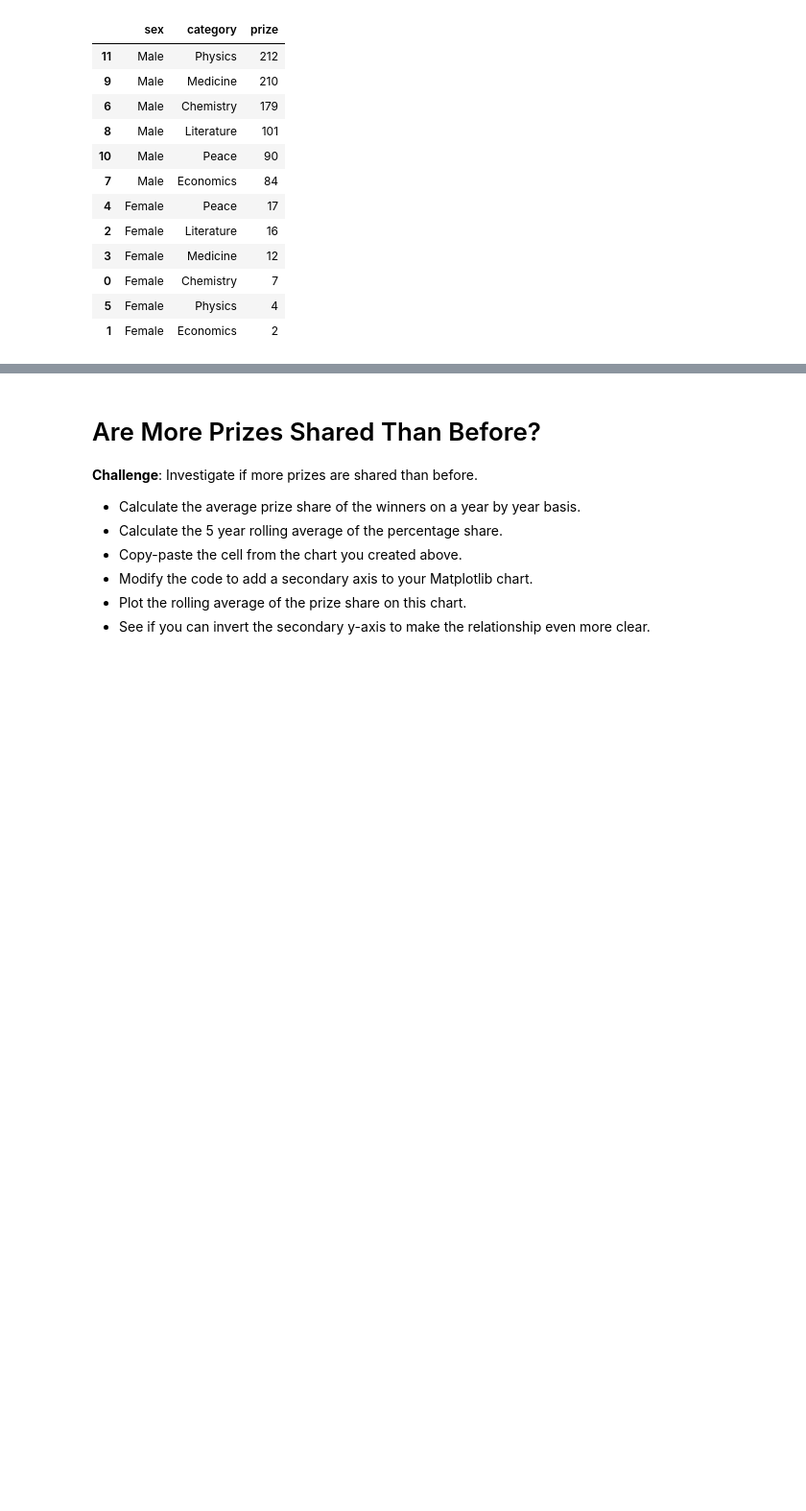
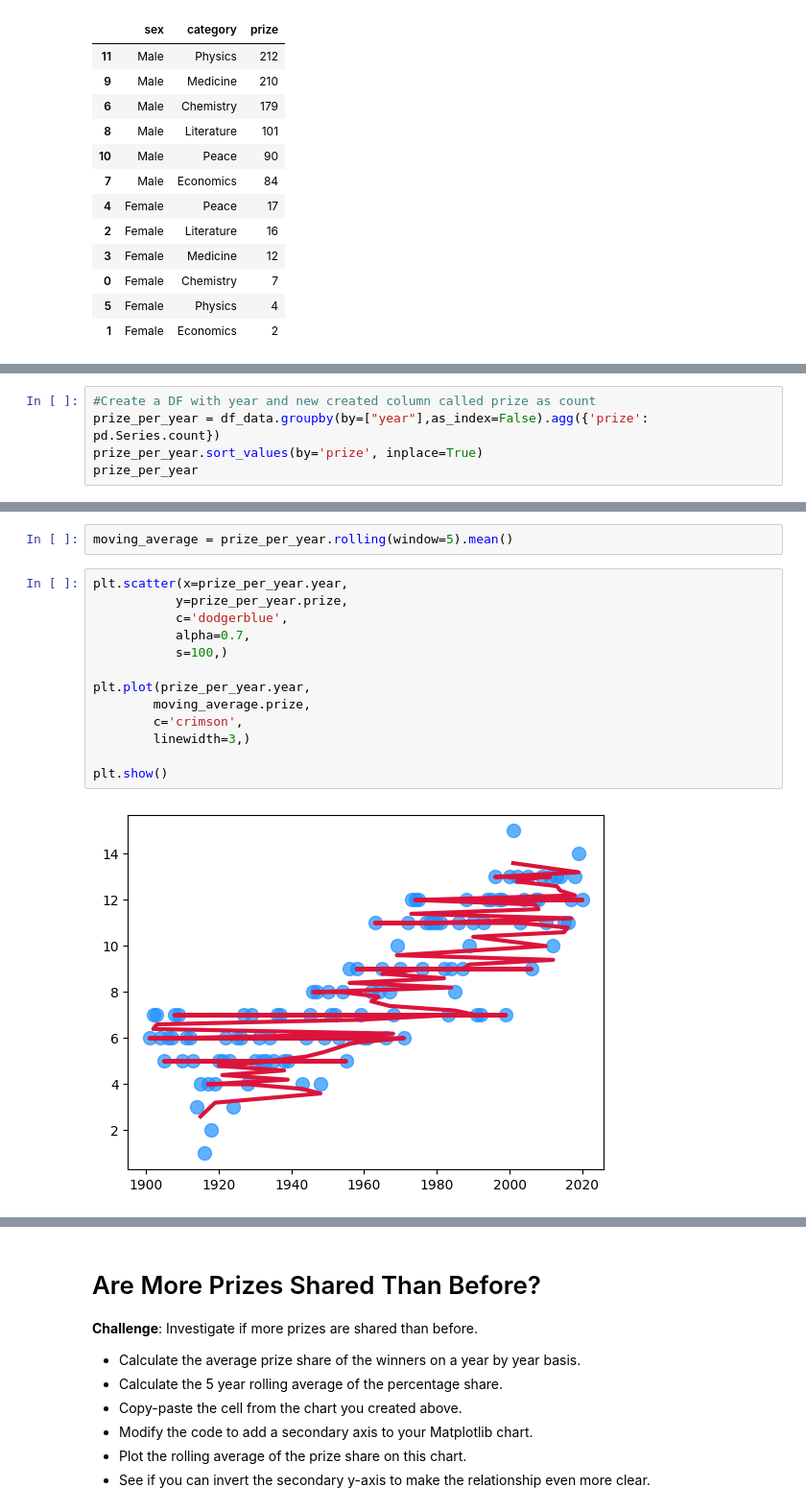
Before and after one commit to TahaThinks/DataScienceProjects2024, a Jupyter notebook: Nobel_Prize_Analysis_(start).ipynb, the cells around one changed output, grey strips where cells are left out. Shown at 96% size. Saved outputs shown, nothing was run; the diff lists cells and outputs as text; blank space fills up the shorter version.

```diff
--- a/Nobel_Prize_Analysis_(start).ipynb
+++ b/Nobel_Prize_Analysis_(start).ipynb
@@ -410,0 +416,5 @@ category_gender_chart.show()
+# %%
+#Create a DF with year and new created column called prize as count
+prize_per_year = df_data.groupby(by=["year"],as_index=False).agg({'prize': pd.Series.count})
+prize_per_year.sort_values(by='prize', inplace=True)
+prize_per_year
@@ -410,0 +435,17 @@ category_gender_chart.show()
+# %%
+moving_average = prize_per_year.rolling(window=5).mean()
+# %%
+plt.scatter(x=prize_per_year.year,
+           y=prize_per_year.prize,
+           c='dodgerblue',
+           alpha=0.7,
+           s=100,)
+
+plt.plot(prize_per_year.year,
+        moving_average.prize,
+        c='crimson',
+        linewidth=3,)
+
+plt.show()
+# %% [output]
+[figure, added]
```
Also changed, not shown: parts of 3 cells of this notebook.
